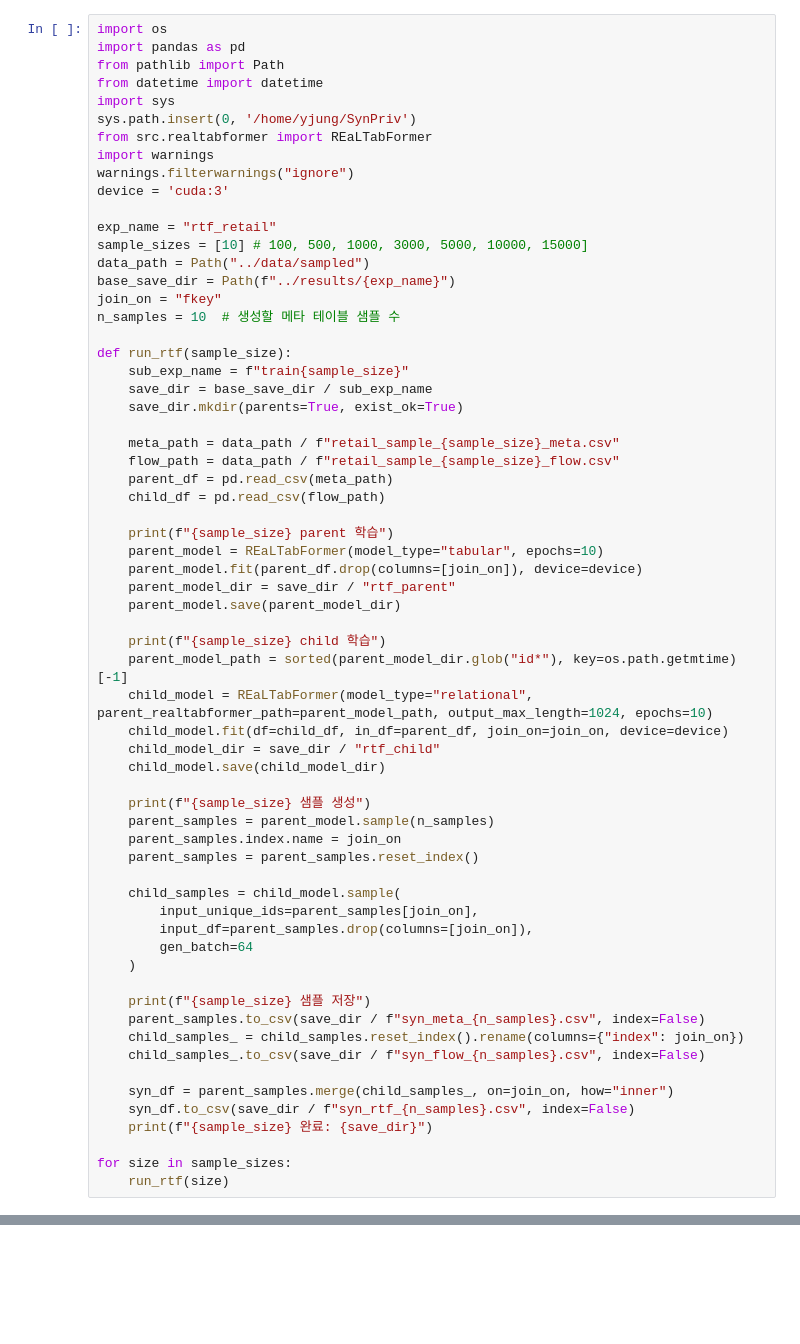
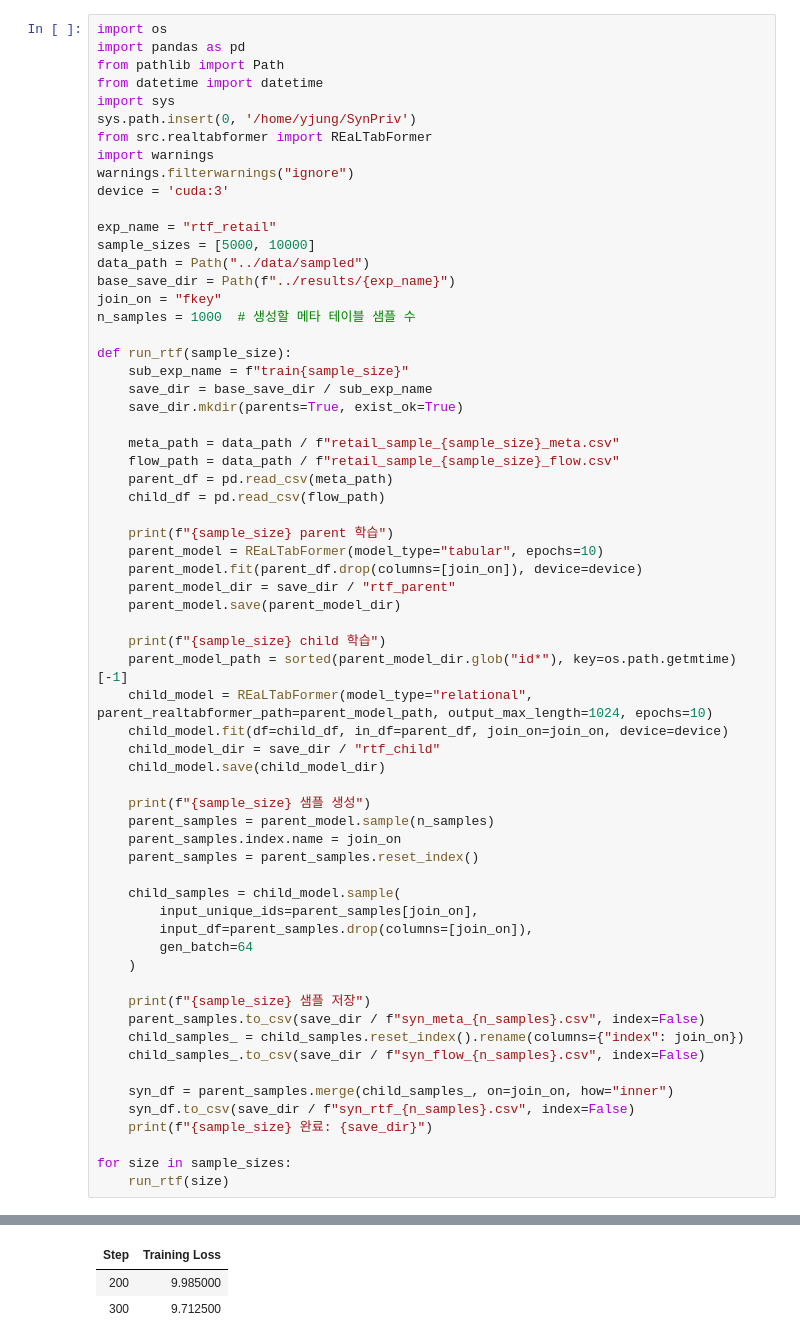
Before and after one commit to y2ahsong/SynPriv, a Jupyter notebook: exp/rtf.ipynb, the cells around one changed output, grey strips where cells are left out. Drawn from its saved outputs; the diff is of its cells as text; blank space fills up the shorter version.

```diff
--- a/exp/rtf.ipynb
+++ b/exp/rtf.ipynb
@@ -14,11 +15,11 @@ warnings.filterwarnings("ignore")
 device = 'cuda:3'
 
 exp_name = "rtf_retail"
-sample_sizes = [10] # 100, 500, 1000, 3000, 5000, 10000, 15000]
+sample_sizes = [5000, 10000]
 data_path = Path("../data/sampled")
 base_save_dir = Path(f"../results/{exp_name}")
 join_on = "fkey"
-n_samples = 10  # 생성할 메타 테이블 샘플 수
+n_samples = 1000  # 생성할 메타 테이블 샘플 수
 
 def run_rtf(sample_size):
     sub_exp_name = f"train{sample_size}"
@@ -65,3 +66,4 @@ def run_rtf(sample_size):
 
 for size in sample_sizes:
     run_rtf(size)
+# %% [output]
@@ -67,0 +92,3 @@ for size in sample_sizes:
+| Step | Training Loss |
+| 200 | 9.985000 |
+| 300 | 9.712500 |
```
Also changed, not shown: parts of 2 cells of this notebook, 11 other files.
